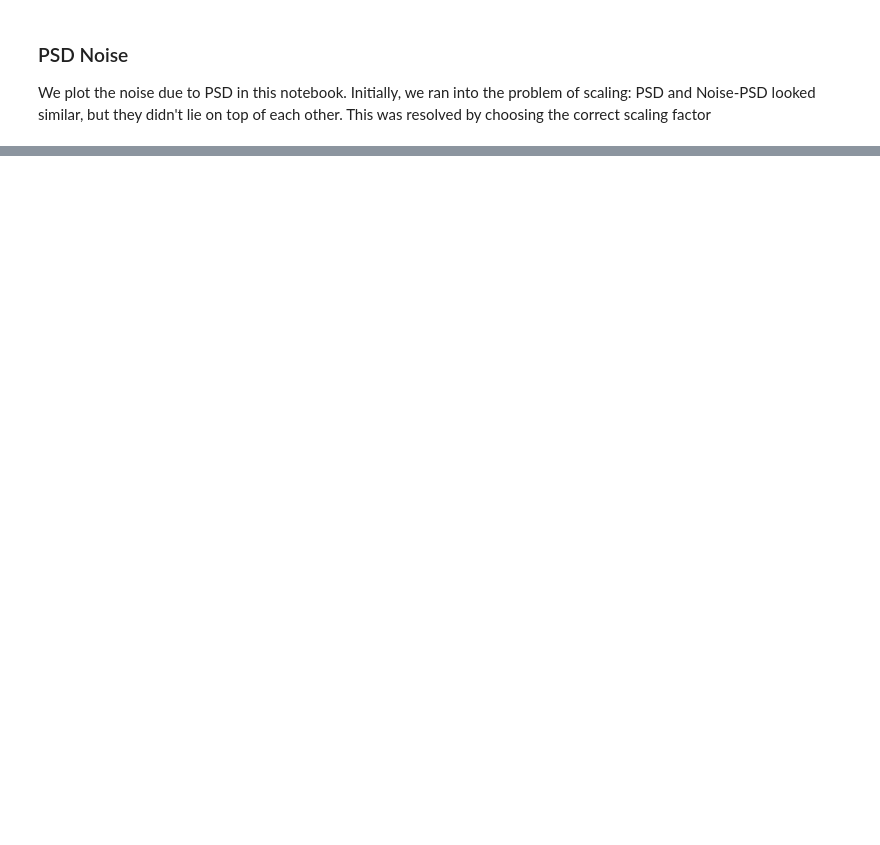
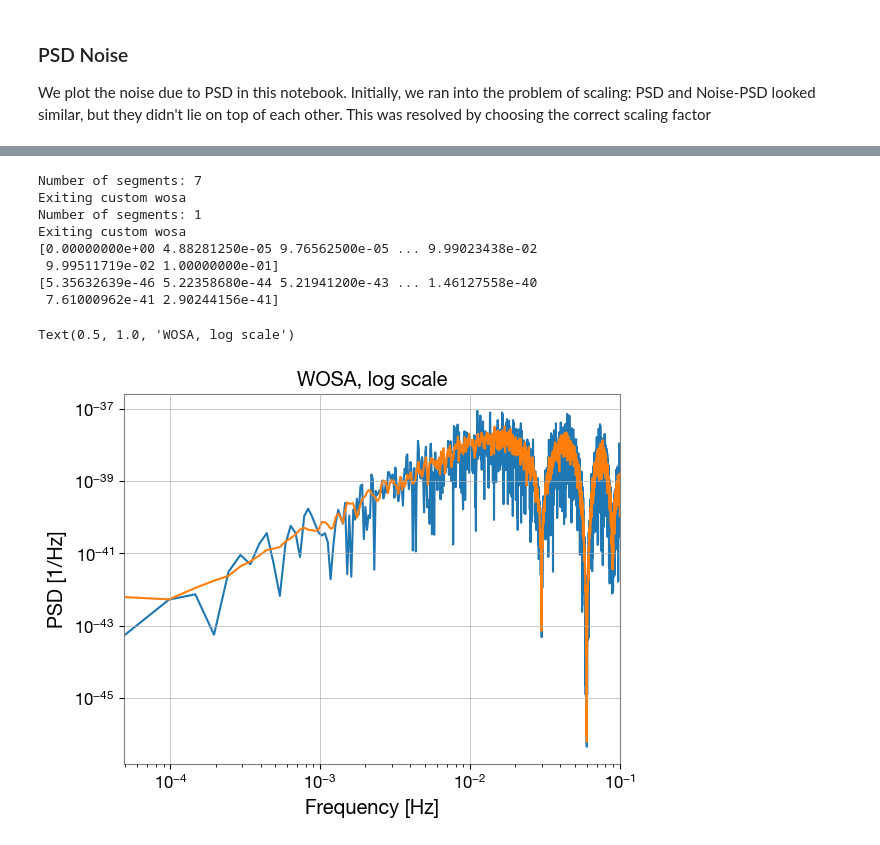
Before and after one commit to AkmDgreat/AkshatLISA, a Jupyter notebook: AkshatLISA/notebooks/psdNoise.ipynb, the cells around one changed output, grey strips where cells are left out. Saved outputs shown, nothing was run; the diff lists cells and outputs as text; code cells hidden in the pictures; blank space fills up the shorter version.

```diff
--- a/AkshatLISA/notebooks/psdNoise.ipynb
+++ b/AkshatLISA/notebooks/psdNoise.ipynb
@@ -25,0 +49,45 @@ import scipy.signal
+# %%
+# 1) Find the PSD of the TDI time series
+data, fs = readTdi(tdi_file_path)
+nper = 4096
+
+f, psd, _ = wosa(
+    x=data,
+    fs=fs,
+    nperseg=nper
+)
+
+# 2) Generate a random noise realisation
+timeNoise = time_noise_from_psd(psd, fs, nper)
+
+# 3) Find the PSD of the time-domain-noise
+_, psd_noise, _ = wosa(
+    x=timeNoise,
+    fs=fs,
+    nperseg= nper
+)
+
+# Plot the Original PSD along with the noise:
+plt.figure()
+plt.loglog(f, psd_noise)
+plt.loglog(f, psd)
+# plt.loglog(f_noise, psd / psd_noise) # to plot the ratio
+plt.xlabel("Frequency [Hz]")
+f_min = fs / nper
+f_max = fs / 2.0
+plt.xlim(f_min, f_max)
+plt.ylabel("PSD [1/Hz]")
+print(f)
+print(psd_noise)
+plt.title("WOSA, log scale")
+# %% [output]
+Number of segments: 7
+Exiting custom wosa
+Number of segments: 1
+Exiting custom wosa
+[0.00000000e+00 4.88281250e-05 9.76562500e-05 ... 9.99023438e-02
+ 9.99511719e-02 1.00000000e-01]
+[5.35632639e-46 5.22358680e-44 5.21941200e-43 ... 1.46127558e-40
+ 7.61000962e-41 2.90244156e-41]
+Text(0.5, 1.0, 'WOSA, log scale')
+[figure, added]
```
Also changed, not shown: parts of 8 cells of this notebook, 23 other files.
